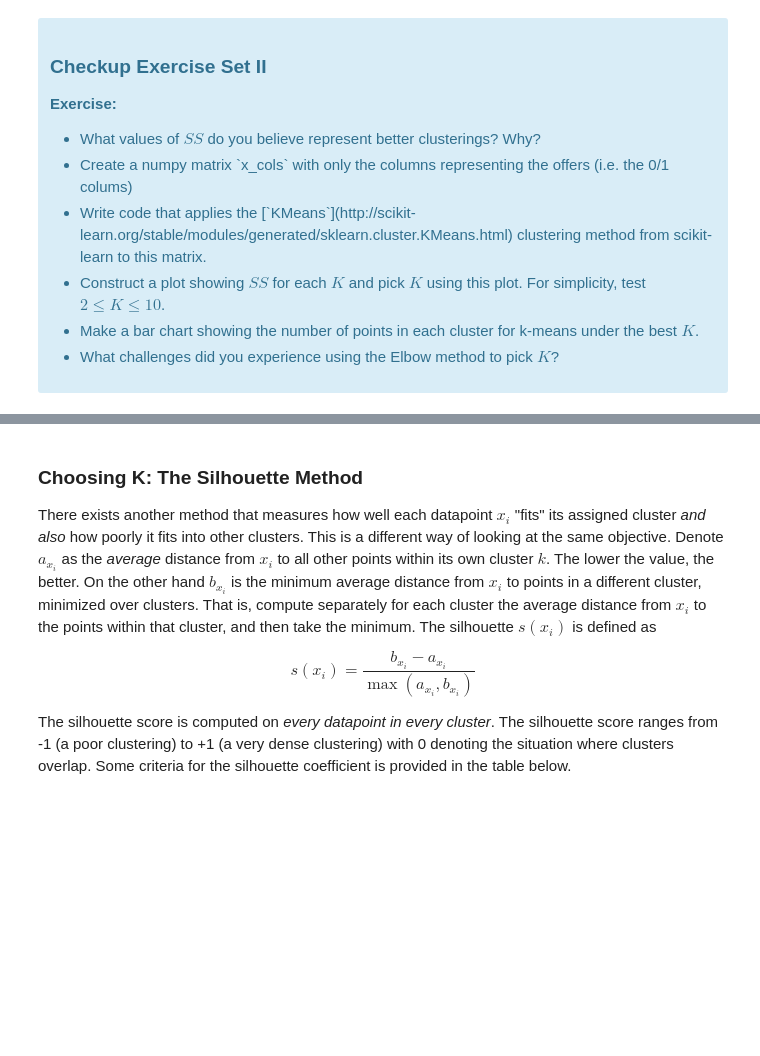
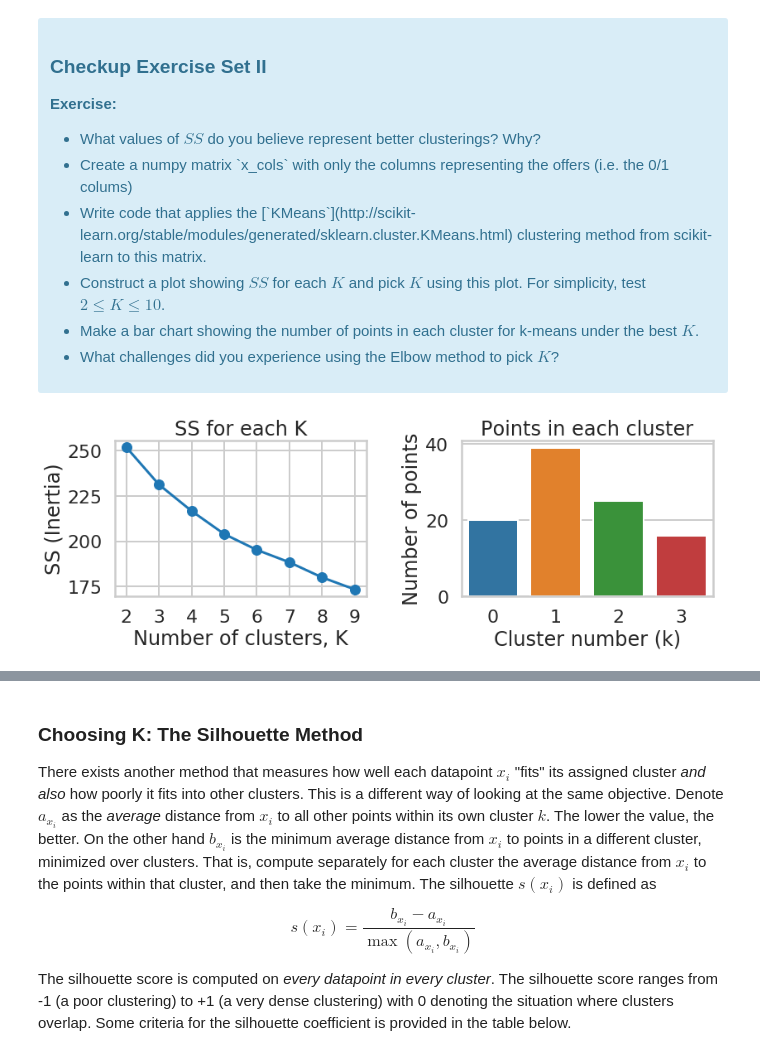
Before and after one commit to Nhorning/clustering, a Jupyter notebook: Mini_Project_Clustering.ipynb, the cells around one changed output, grey strips where cells are left out. Drawn from its saved outputs; the diff is of its cells as text; code cells hidden in the pictures; blank space fills up the shorter version.

Commit message:
completed set II
 Changes to be committed:
	modified:   Mini_Project_Clustering.ipynb

```diff
--- a/Mini_Project_Clustering.ipynb
+++ b/Mini_Project_Clustering.ipynb
@@ -103,0 +102,51 @@ where $x_i$ is a point, $C_k$ represents cluster $k$ and $\mu_k$ is the centroid
+# %%
+# your turn
+import numpy as np
+from sklearn.cluster import KMeans
+
+#store offer columns as a numpy matrix
+x_cols = np.matrix(df_pivot[:])
+
+#Create the range of k values to test
+Ks = range(2,10)
+
+#initalize a list of SS values
+SS = []
+
+#For every value of K
+for K in Ks:
+    #instantiate a Kmeans model
+    model = KMeans(n_clusters=K)
+
+    #Fit the model to the matrix of offers
+    model.fit(x_cols)
+
+    #luckily KMeans has an attribute (inertia) that extracts the sum of squared distances from the cluster centers.
+    SS.append(model.inertia_)
+
+#create a nice layout for our plots
+f, (ax1, ax2) = plt.subplots(1,2, figsize=(12,4))
+f.tight_layout(h_pad=1)
+
+#plot the inertia (SS)
+ax1.plot(Ks, SS, '-o')
+ax1.set_xlabel('Number of clusters, K')
+ax1.set_ylabel('SS (Inertia)')
+ax1.set_title('SS for each K')
+ax1.set_xticks(Ks)
+
+#Fit a create and fit a model using best K (4)
+best_model = KMeans(n_clusters=4)
+best_model.fit(x_cols)
+
+#find the number of points with each cluster label
+labels, counts = np.unique(best_model.labels_, return_counts=True)
+
+#plot a bar chart of the number of points in each cluster
+sns.barplot(labels, counts, ax=ax2)
+ax2.set_xlabel('Cluster number (k)')
+ax2.set_ylabel('Number of points')
+ax2.set_title('Points in each cluster')
+plt.show()
+# %% [output]
+[figure, added]
```
Also changed, not shown: parts of 2 cells of this notebook.
